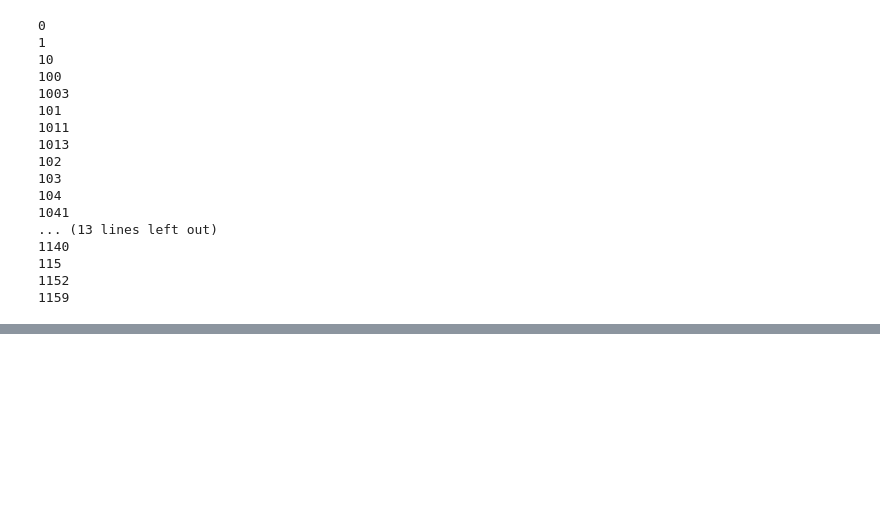
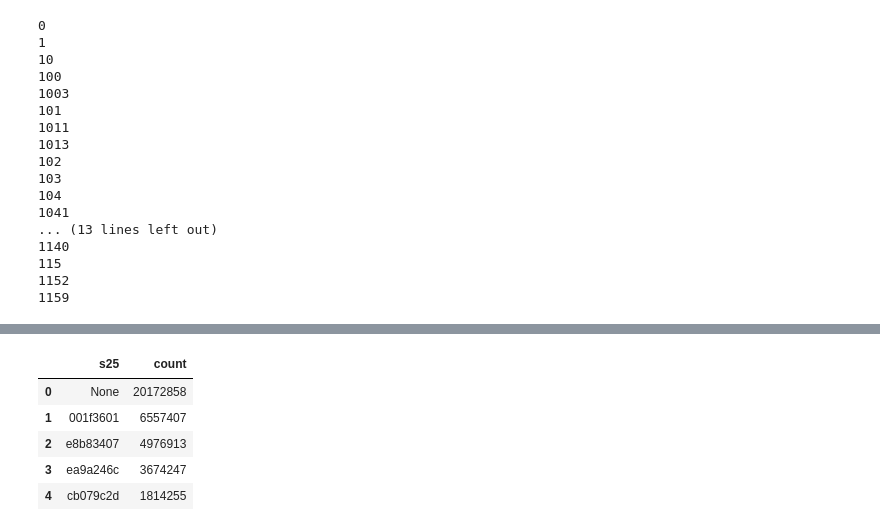
Before and after one commit to psnonis/ClickBait, a Jupyter notebook: notebooks/EDA-Brian.ipynb, the cells around one changed output, grey strips where cells are left out. Cells and saved outputs as stored; diff of their text form; code cells hidden in the pictures; blank space fills up the shorter version.

```diff
--- a/notebooks/EDA-Brian.ipynb
+++ b/notebooks/EDA-Brian.ipynb
@@ -52,0 +86,2 @@
+# %%
+spark = SparkSession.builder.getOrCreate()
@@ -52,0 +138,11 @@
+# %%
+s25_count = criteo.groupby("s25").count().sort('count', ascending=False).toPandas()
+# %%
+s25_count.head()
+# %% [output]
+|  | s25 | count |
+| 0 | None | 20172858 |
+| 1 | 001f3601 | 6557407 |
+| 2 | e8b83407 | 4976913 |
+| 3 | ea9a246c | 3674247 |
+| 4 | cb079c2d | 1814255 |
```
Also changed, not shown: parts of 42 cells of this notebook, 16 other files.
